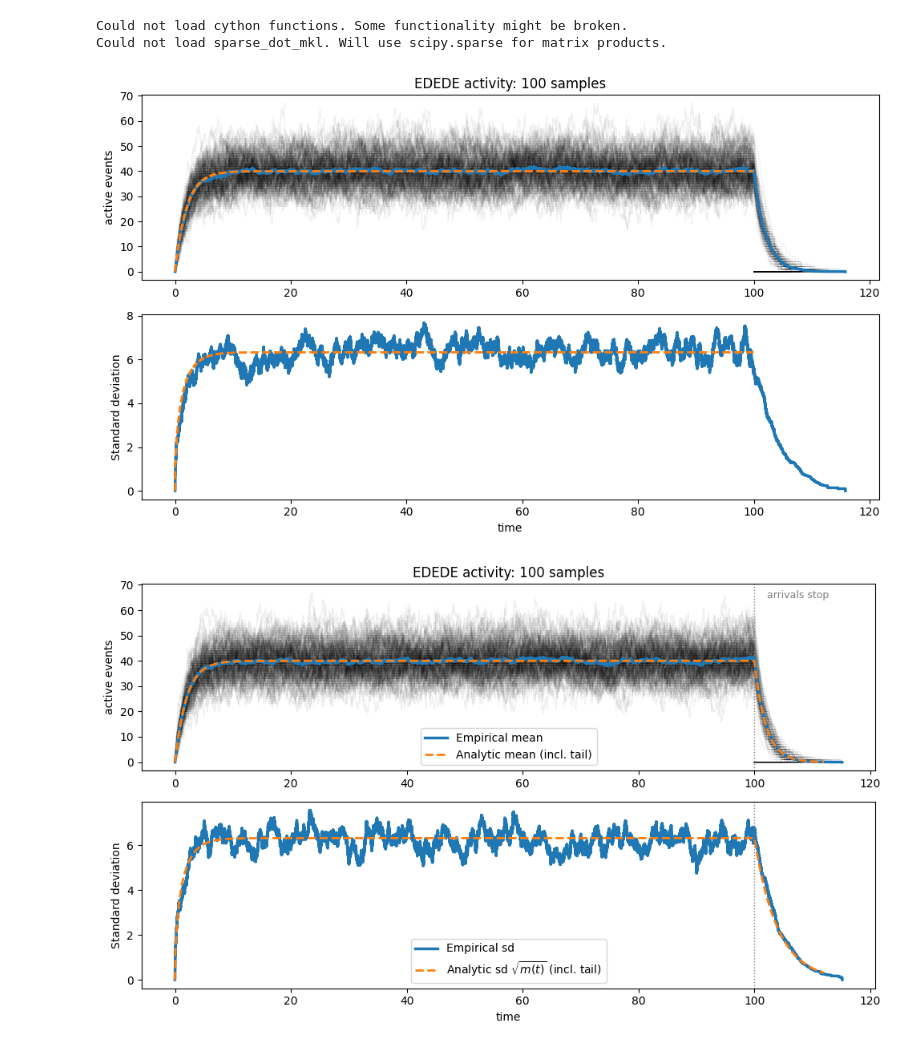
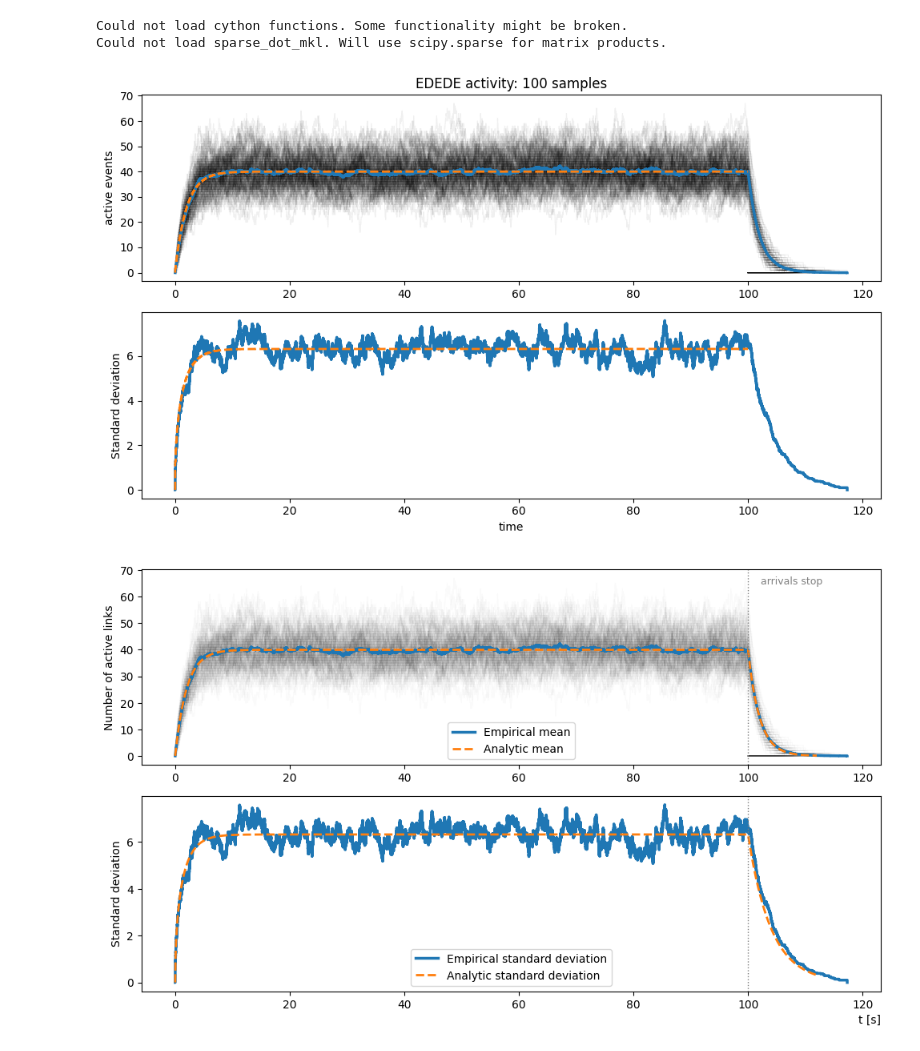
Before and after one commit to samuelkoovely/EDLDE_project, a Jupyter notebook: fig_EDEDE_trajectory.ipynb, the cells around one changed output. Drawn from its saved outputs; the diff is of its cells as text; code cells hidden in the pictures.

```diff
--- a/fig_EDEDE_trajectory.ipynb
+++ b/fig_EDEDE_trajectory.ipynb
@@ -46,15 +45,15 @@ ends_list   = []
 # Plot1: Trajectories and Means
 ax_a = fig.add_subplot(gs[0, 0])
 
-for _ in range(n_samples):
-    n_events, start_times, end_times = evolving_SBM_generate.EDEDE(
-        activ_tau=activ_tau, inter_tau=inter_tau, t_start=t_start, t_end=t_end
+for sample in range(n_samples):
+    n_events, start_times, end_times = EDEDE.EDEDE(
+        activ_tau=activ_tau, inter_tau=inter_tau, t_start=t_start, t_end=t_end, seed=42+sample
     )
     starts_list.append(start_times)
     ends_list.append(end_times)
 
     # plot this realization faintly
-    ct, ca = evolving_SBM_generate.activity_EDEDE(start_times, end_times)
+    ct, ca = EDEDE.activity_EDEDE(start_times, end_times)
     xs, ys = step_full_span(ct, ca, t_start, t_end)
     ax_a.step(xs, ys, where="post", color="k", alpha=alpha_each, linewidth=lw_each)
 
@@ -110,7 +109,7 @@ ax_a.set_title(f"EDEDE activity: {n_samples} samples")
 plt.tight_layout()
 plt.show()
 # %% [output]
-[figure, old version]
+[figure, new version]
 # %%
 fig = plt.figure(figsize=(10,6))
 gs = fig.add_gridspec(2, 1)
@@ -118,7 +117,7 @@ gs = fig.add_gridspec(2, 1)
 # --- Params (adjust as needed) ---
 n_samples = 100
 t_start, t_end = 0.0, 100.0
-alpha_each = 0.06
+alpha_each = 0.02
 lw_each = 0.8
 
 activ_tau = 1/20    # => λ = 1/activ_tau = 20
@@ -151,14 +150,14 @@ starts_list, ends_list = [], []
 # Plot1: Trajectories and Means
 ax_a = fig.add_subplot(gs[0, 0])
 
-for _ in range(n_samples):
-    n_events, start_times, end_times = evolving_SBM_generate.EDEDE(
-        activ_tau=activ_tau, inter_tau=inter_tau, t_start=t_start, t_end=t_end
+for sample in range(n_samples):
+    n_events, start_times, end_times = EDEDE.EDEDE(
+        activ_tau=activ_tau, inter_tau=inter_tau, t_start=t_start, t_end=t_end, seed=42+sample
     )
     starts_list.append(start_times)
     ends_list.append(end_times)
 
-    ct, ca = evolving_SBM_generate.activity_EDEDE(start_times, end_times)
+    ct, ca = EDEDE.activity_EDEDE(start_times, end_times)
     xs, ys = step_full_span(ct, ca, t_start, t_end)
     ax_a.step(xs, ys, where="post", color="k", alpha=alpha_each, linewidth=lw_each)
 
@@ -191,37 +190,36 @@ else:
     emp_std  = np.zeros_like(emp_mean)
 
 # --- Analytic mean and ±√m(t) band on an extended grid (beyond t_end) ---
 t_max = t_end + tail_factor * inter_tau
 t_dense_full = np.linspace(t_start, t_max, 1600)
 m_dense_full = np.array([m_of_t(t, activ_tau, inter_tau, t_start, t_end) for t in t_dense_full])
 sd_dense_full = np.sqrt(np.clip(m_dense_full, 0, None))
 
 # --- Plot means (empirical up to t_end; analytic to t_max) ---
 ax_a.step(times_all, emp_mean, where="post", linewidth=2.5, label="Empirical mean")
 # Use a line (not step) for analytic mean (continuous function), extending beyond t_end
-ax_a.plot(t_dense_full, m_dense_full, linestyle="--", linewidth=2, label="Analytic mean (incl. tail)")
+ax_a.plot(t_dense_full, m_dense_full, linestyle="--", linewidth=2, label="Analytic mean")
 
 # Visual cue where arrivals stop
 ax_a.axvline(t_end, color="gray", linestyle=":", linewidth=1.0)
 ax_a.text(t_end + 0.02*(t_max - t_start), ax_a.get_ylim()[1]*0.92, "arrivals stop", color="gray", fontsize=9)
 
 # Plot2: Standard deviation (empirical up to t_end; analytic to t_max)
 ax_b = fig.add_subplot(gs[1, 0])
-ax_b.step(times_all, emp_std, where="post", linewidth=2.5, label="Empirical sd")
-ax_b.plot(t_dense_full, sd_dense_full, linestyle="--", linewidth=2, label=r"Analytic sd $\sqrt{m(t)}$ (incl. tail)")
+ax_b.step(times_all, emp_std, where="post", linewidth=2.5, label="Empirical standard deviation")
+ax_b.plot(t_dense_full, sd_dense_full, linestyle="--", linewidth=2, label="Analytic standard deviation")
 
 ax_b.axvline(t_end, color="gray", linestyle=":", linewidth=1.0)
 
 # --- Decorate ---
-ax_b.set_xlabel("time")
-ax_a.set_ylabel("active events")
+ax_b.set_xlabel("t [s]", loc="right")
+ax_a.set_ylabel("Number of active links")
 ax_b.set_ylabel("Standard deviation")
-ax_a.set_title(f"EDEDE activity: {n_samples} samples")
 
 ax_a.legend()
 ax_b.legend()
 plt.tight_layout()
 #plt.savefig('/Users/samuelkoovely/Desktop/fig_EDEDE/trajectories_m_sd.pdf', format='pdf')
 plt.show()
 # %% [output]
-[figure, old version]
+[figure, new version]
```
Also changed, not shown: parts of 1 cell of this notebook, 6 other files.
